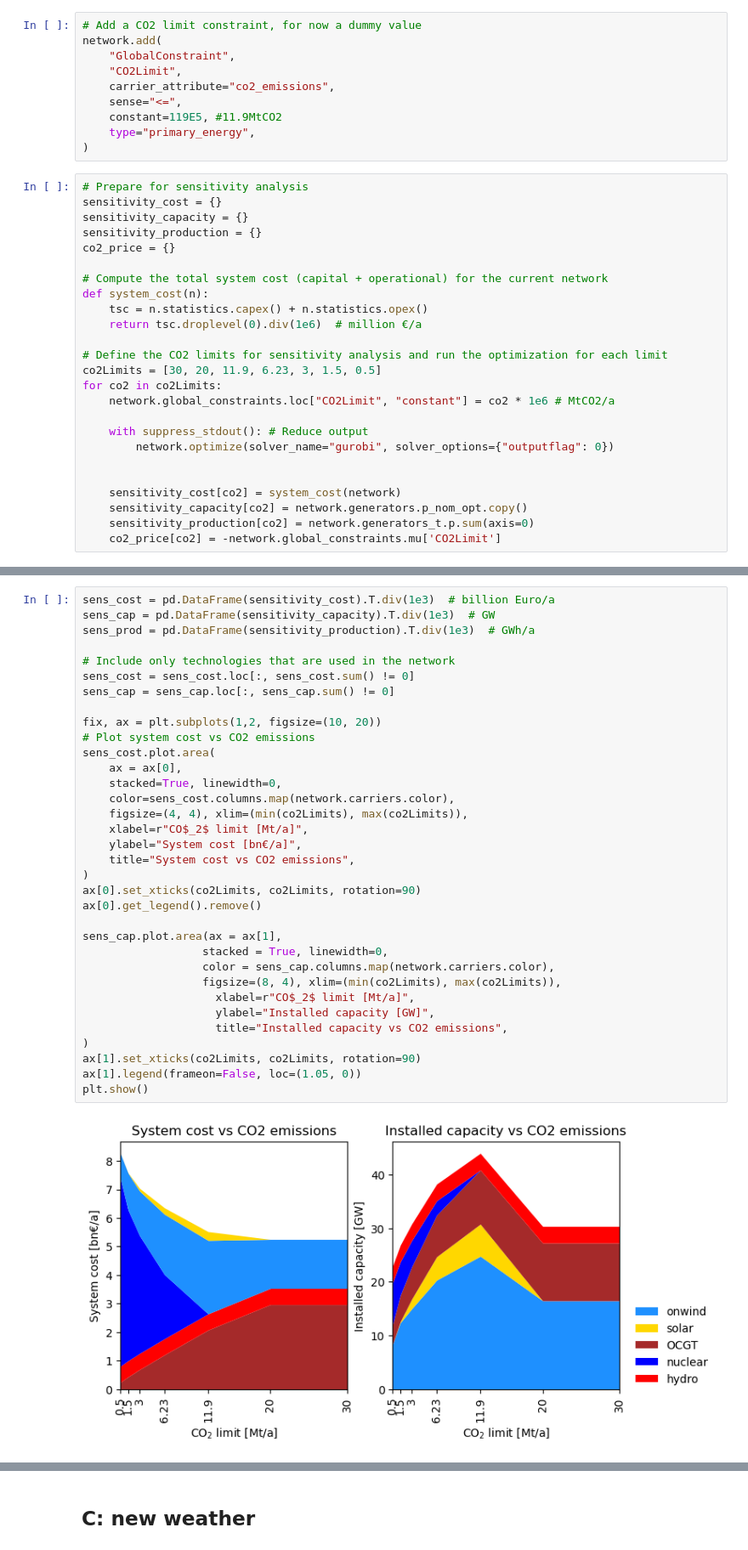
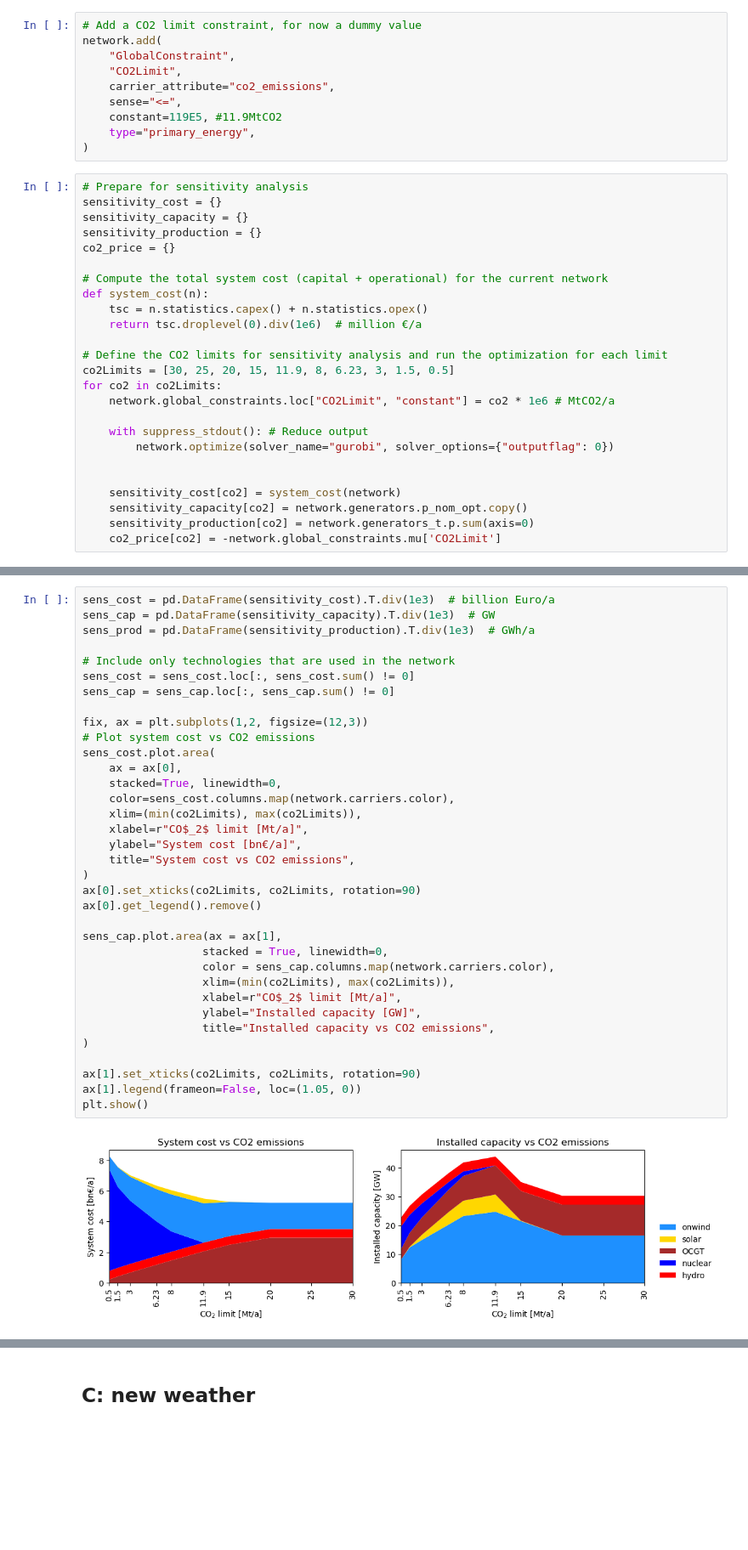
Before and after one commit to NicolineSimoneDTU/Integrated_Project, a Jupyter notebook: project.ipynb, the cells around one changed output, grey strips where cells are left out. Shown at 85% size. Cells and saved outputs as stored; diff of their text form; blank space fills up the shorter version.

```diff
--- a/project.ipynb
+++ b/project.ipynb
@@ -297,7 +298,7 @@ def system_cost(n):
     return tsc.droplevel(0).div(1e6)  # million €/a
 
 # Define the CO2 limits for sensitivity analysis and run the optimization for each limit
-co2Limits = [30, 20, 11.9, 6.23, 3, 1.5, 0.5]
+co2Limits = [30, 25, 20, 15, 11.9, 8, 6.23, 3, 1.5, 0.5]
 for co2 in co2Limits:
     network.global_constraints.loc["CO2Limit", "constant"] = co2 * 1e6 # MtCO2/a
 
@@ -330,38 +331,39 @@ INFO:pypsa.optimization.optimize:The shadow-prices of the constraints Generator-
 # %%
 sens_cost = pd.DataFrame(sensitivity_cost).T.div(1e3)  # billion Euro/a
 sens_cap = pd.DataFrame(sensitivity_capacity).T.div(1e3)  # GW
 sens_prod = pd.DataFrame(sensitivity_production).T.div(1e3)  # GWh/a
 
 # Include only technologies that are used in the network
 sens_cost = sens_cost.loc[:, sens_cost.sum() != 0]
 sens_cap = sens_cap.loc[:, sens_cap.sum() != 0]
 
-fix, ax = plt.subplots(1,2, figsize=(10, 20))
+fix, ax = plt.subplots(1,2, figsize=(12,3))
 # Plot system cost vs CO2 emissions
 sens_cost.plot.area(
     ax = ax[0],
     stacked=True, linewidth=0,
     color=sens_cost.columns.map(network.carriers.color),
-    figsize=(4, 4), xlim=(min(co2Limits), max(co2Limits)),
+    xlim=(min(co2Limits), max(co2Limits)),
     xlabel=r"CO$_2$ limit [Mt/a]",
     ylabel="System cost [bn€/a]",
     title="System cost vs CO2 emissions",
 )
 ax[0].set_xticks(co2Limits, co2Limits, rotation=90)
 ax[0].get_legend().remove()
 
 sens_cap.plot.area(ax = ax[1],
                   stacked = True, linewidth=0,
                   color = sens_cap.columns.map(network.carriers.color),
-                  figsize=(8, 4), xlim=(min(co2Limits), max(co2Limits)),
-                    xlabel=r"CO$_2$ limit [Mt/a]",
-                    ylabel="Installed capacity [GW]",
-                    title="Installed capacity vs CO2 emissions",
+                  xlim=(min(co2Limits), max(co2Limits)),
+                  xlabel=r"CO$_2$ limit [Mt/a]",
+                  ylabel="Installed capacity [GW]",
+                  title="Installed capacity vs CO2 emissions",
 )
+
 ax[1].set_xticks(co2Limits, co2Limits, rotation=90)
 ax[1].legend(frameon=False, loc=(1.05, 0))
 plt.show()
 # %% [output]
-[figure, old version]
+[figure, new version]
 # %%
 # Plot CO2 price vs CO2 limit
```
Also changed, not shown: parts of 4 cells of this notebook.
